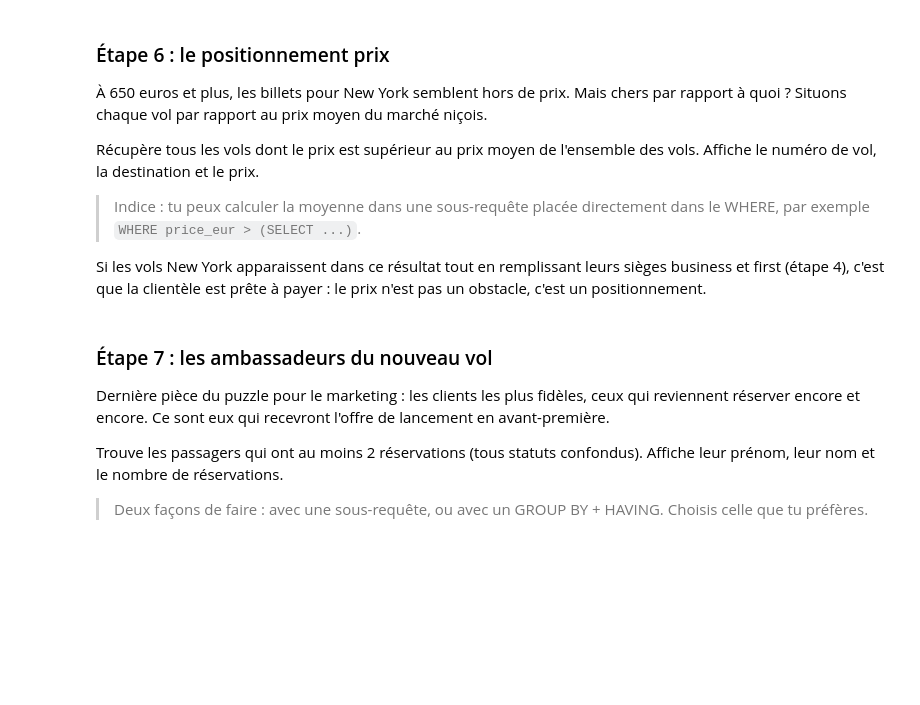
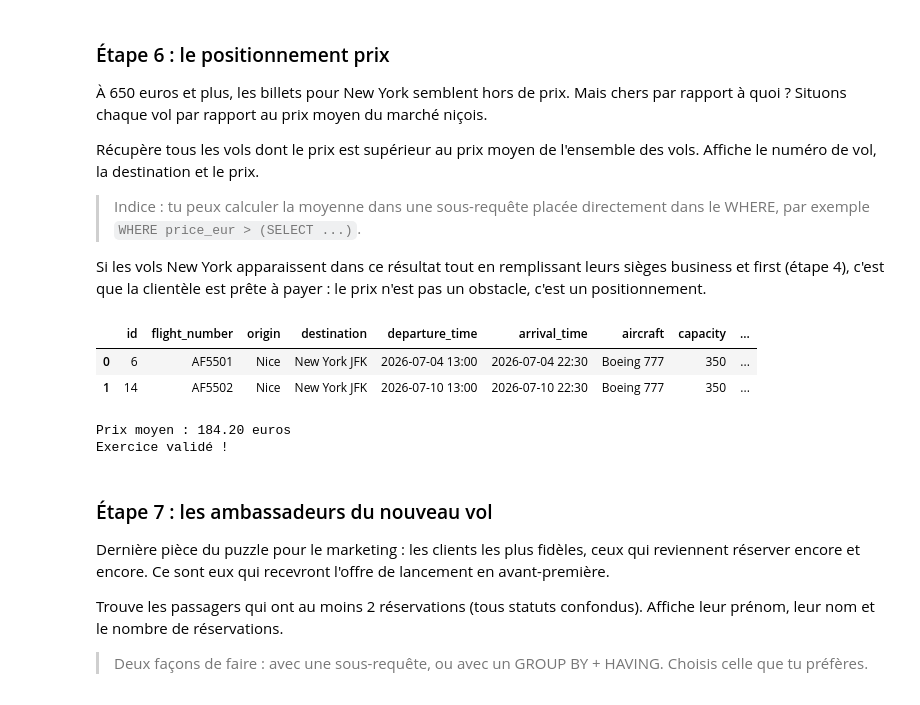
Before and after one commit to Martinien21/Cahier-Vacances-2026, a Jupyter notebook: Projet_01/projet_01.ipynb, the cells around one changed output. Drawn from its saved outputs; the diff is of its cells as text; code cells hidden in the pictures; blank space fills up the shorter version.

Commit message:
Add files via upload
Version Complétée avec les codes SQL, à consulter.

```diff
--- a/Projet_01/projet_01.ipynb
+++ b/Projet_01/projet_01.ipynb
@@ -499,17 +619,31 @@ Récupère tous les vols dont le prix est supérieur au prix moyen de l'ensemble
 
 Si les vols New York apparaissent dans ce résultat tout en remplissant leurs sièges business et first (étape 4), c'est que la clientèle est prête à payer : le prix n'est pas un obstacle, c'est un positionnement.
 # %%
-result = query("""
--- ### START CODE HERE ###
+result_temp = query("""
+    SELECT avg(price_eur) as prix_moyen
+    FROM flights
+""")
+seuil = result_temp['prix_moyen'].values[0]
 
--- ### END CODE HERE ###
+# Option A : avec un paramètre (plus propre, évite l'injection SQL)
+result = query(f"""
+    SELECT * , avg(price_eur) as prix_moyen_vol
+    FROM flights
+    GROUP BY flight_number
+    HAVING avg(price_eur) > {seuil}
 """)
 display(result)
 
 avg_price = pd.read_sql_query("SELECT AVG(price_eur) as avg FROM flights", conn)['avg'].values[0]
 assert all(result['price_eur'] > avg_price), f"Tous les vols doivent être au-dessus de la moyenne ({avg_price:.2f} euros)"
 print(f"Prix moyen : {avg_price:.2f} euros")
 print("Exercice validé !")
+# %% [output]
+|  | id | flight_number | origin | destination | departure_time | arrival_time | aircraft | capacity | ... |
+| 0 | 6 | AF5501 | Nice | New York JFK | 2026-07-04 13:00 | 2026-07-04 22:30 | Boeing 777 | 350 | ... |
+| 1 | 14 | AF5502 | Nice | New York JFK | 2026-07-10 13:00 | 2026-07-10 22:30 | Boeing 777 | 350 | ... |
+Prix moyen : 184.20 euros
+Exercice validé !
 # %% [markdown]
 ### Étape 7 : les ambassadeurs du nouveau vol
 
```
Also changed, not shown: parts of 17 cells of this notebook.
